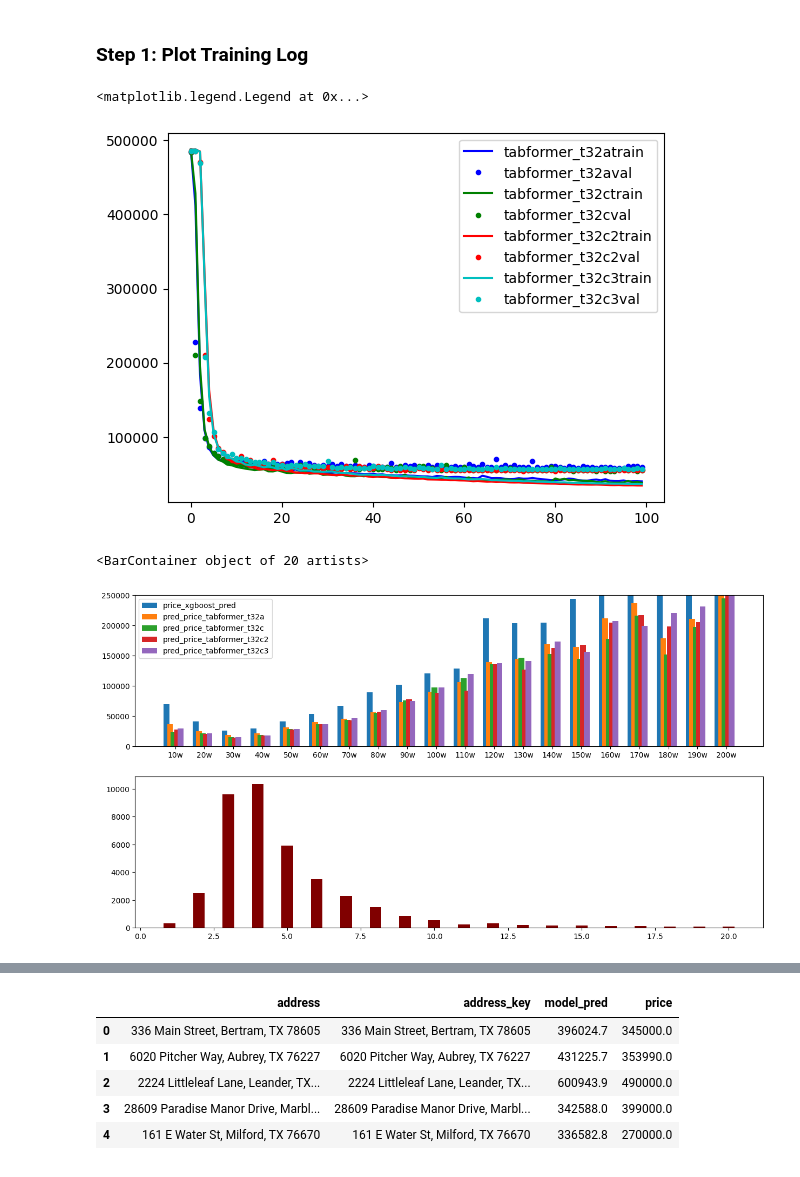
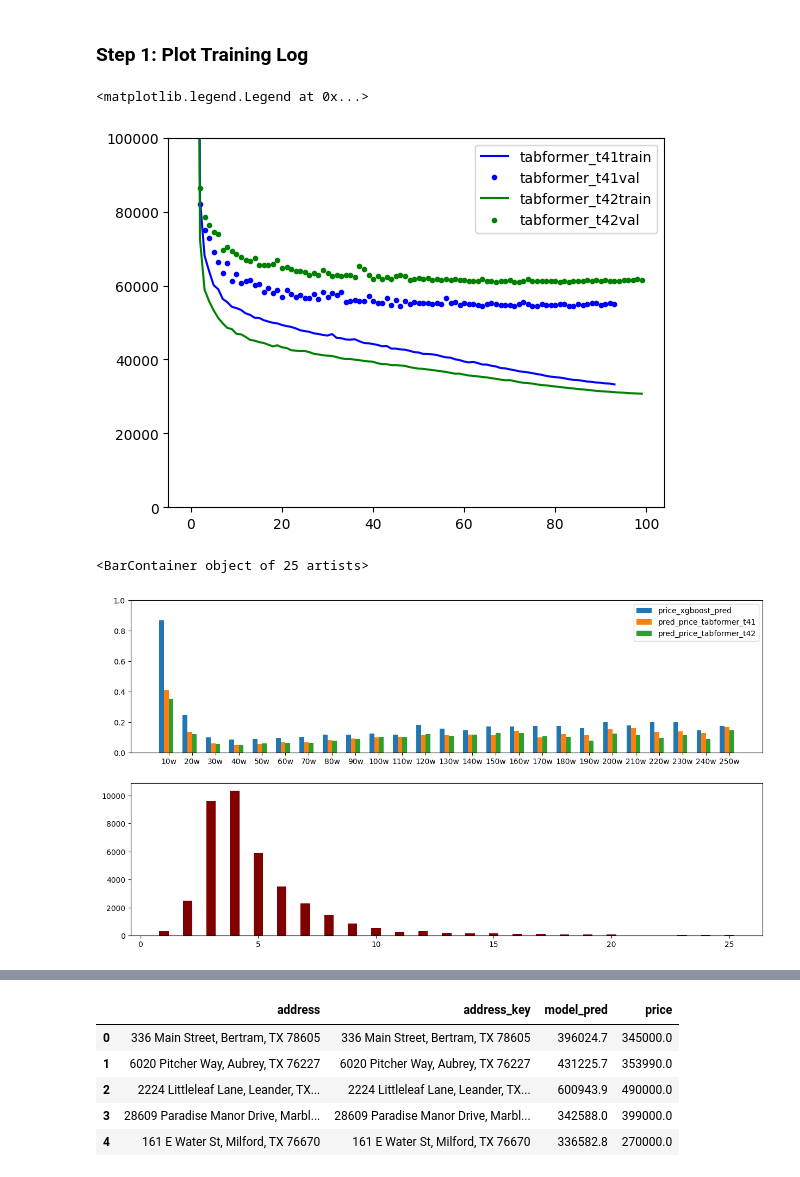
Before and after one commit to HoustonJ2013/property_price_multi_modality, a Jupyter notebook: notebooks/result_analysis.ipynb, the cells around one changed output, grey strips where cells are left out. Saved outputs shown, nothing was run; the diff lists cells and outputs as text; code cells hidden in the pictures.

```diff
--- a/notebooks/result_analysis.ipynb
+++ b/notebooks/result_analysis.ipynb
@@ -9,7 +9,7 @@ from collections import Counter
 import json
 pd.set_option("display.precision", 1)
 # %%
-test_names = ["tabformer_t32a", "tabformer_t32c", "tabformer_t32c2", "tabformer_t32c3"]
+test_names = ["tabformer_t41", "tabformer_t42"]
 # %% [markdown]
 ### Step 1: Plot Training Log
 # %%
@@ -26,10 +26,11 @@ log_dfs = [read_log(f) for f in log_files]
 for i in range(len(test_names)):
     plt.plot(log_dfs[i]["epoch"], log_dfs[i]["train_loss"], colors[i]+"-", label=test_names[i] + "train")
     plt.plot(log_dfs[i]["epoch"], log_dfs[i]["val_error"], colors[i]+".", label=test_names[i] + "val")
+plt.ylim([0, 1e5])
 plt.legend()
 # %% [output]
 <matplotlib.legend.Legend at 0x...>
-[figure, old version]
+[figure, new version]
 # %%
 # xgb_df.head(3)
 # %%
@@ -49,43 +50,43 @@ bin_stats, edges, binnumbers = [], [], []
 for display_name in display_names:
     filter_index = xgb_df[display_name].notna()
     a, b, c, = binned_statistic(xgb_df.loc[filter_index, "price"],
-                              xgb_df.loc[filter_index].apply(lambda x: np.abs(x["price"] - x[display_name]), axis=1),
+                              xgb_df.loc[filter_index].apply(lambda x: np.abs(x["price"] - x[display_name]) / x["price"], axis=1),
                               statistic='median',
-                              bins=20,
-                              range=(0, 2e6)
+                              bins=25,
+                              range=(0, 2.5e6)
          )
     bin_stats.append(a)
     edges.append(b)
     binnumbers.append(c)
 
 bin_edges = edges[0]
 binnumber = binnumbers[0]
 bin_width = (bin_edges[1] - bin_edges[0])
 bin_centers = np.array([(int(_/1e5) + 1) for _ in bin_edges[1:] - bin_width/2])
 X = np.array([ "%i0w"%(int(_/1e5) + 1) for _ in bin_edges[1:] - bin_width/2])
 cnt = Counter(binnumber)
 bin_cnt = [cnt[int(i)] for i in bin_centers]
 
 f, ax = plt.subplots(2, 1)
 f.set_figheight(8)
 f.set_figwidth(15)
 
 
 offset_step = 0.6 / len(display_names)
 offsets = [(i - len(display_names)/2)*offset_step for i in range(len(display_names))]
 
 
 for i in range(len(display_names)):
     ax[0].bar(bin_centers + offsets[i], bin_stats[i], width = 0.2, label=display_names[i])
 
-ax[0].set_ylim([0, 250000])
+ax[0].set_ylim([0, 1])
 ax[0].set_xticks(bin_centers, X)
 ax[0].legend()
 ax[1].bar(bin_centers, bin_cnt, color ='maroon',
         width = 0.4)
 # %% [output]
-<BarContainer object of 20 artists>
+<BarContainer object of 25 artists>
-[figure, old version]
+[figure, new version]
 # %%
 raw_df = pd.read_pickle("../data/property_structured_12162024.pkl").reset_index(drop=True)
 # %%
```
Also changed, not shown: parts of 3 cells of this notebook, 2 other files.
